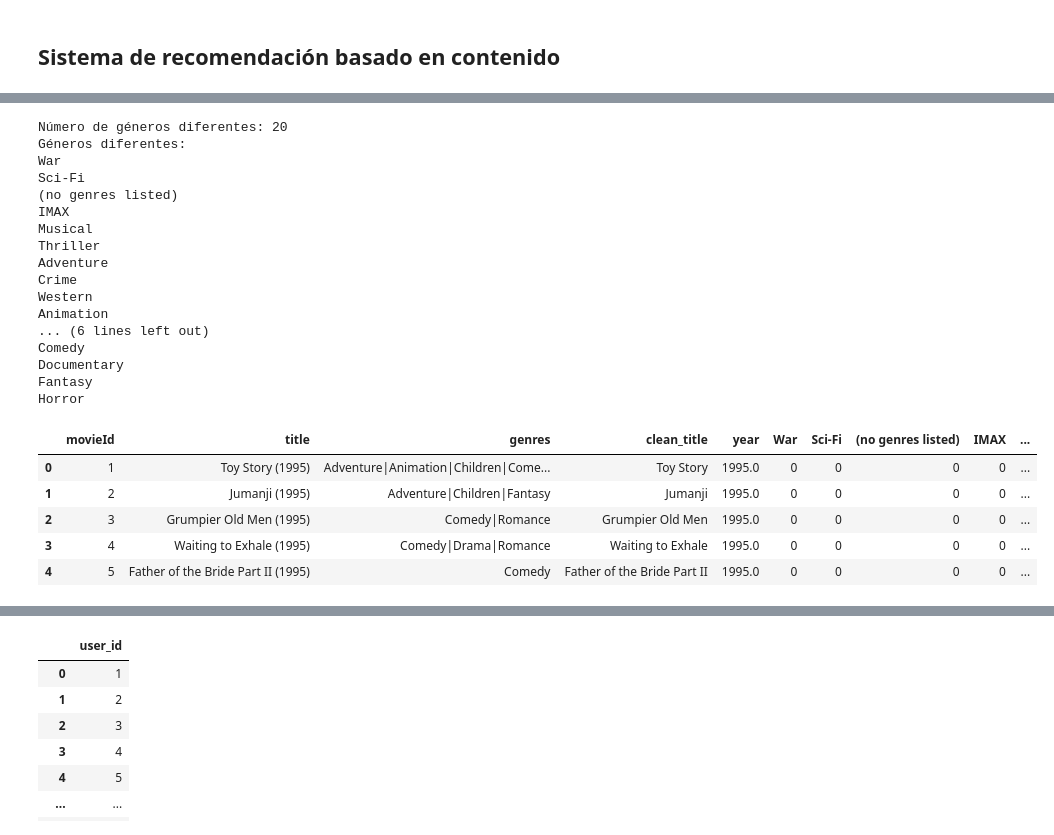
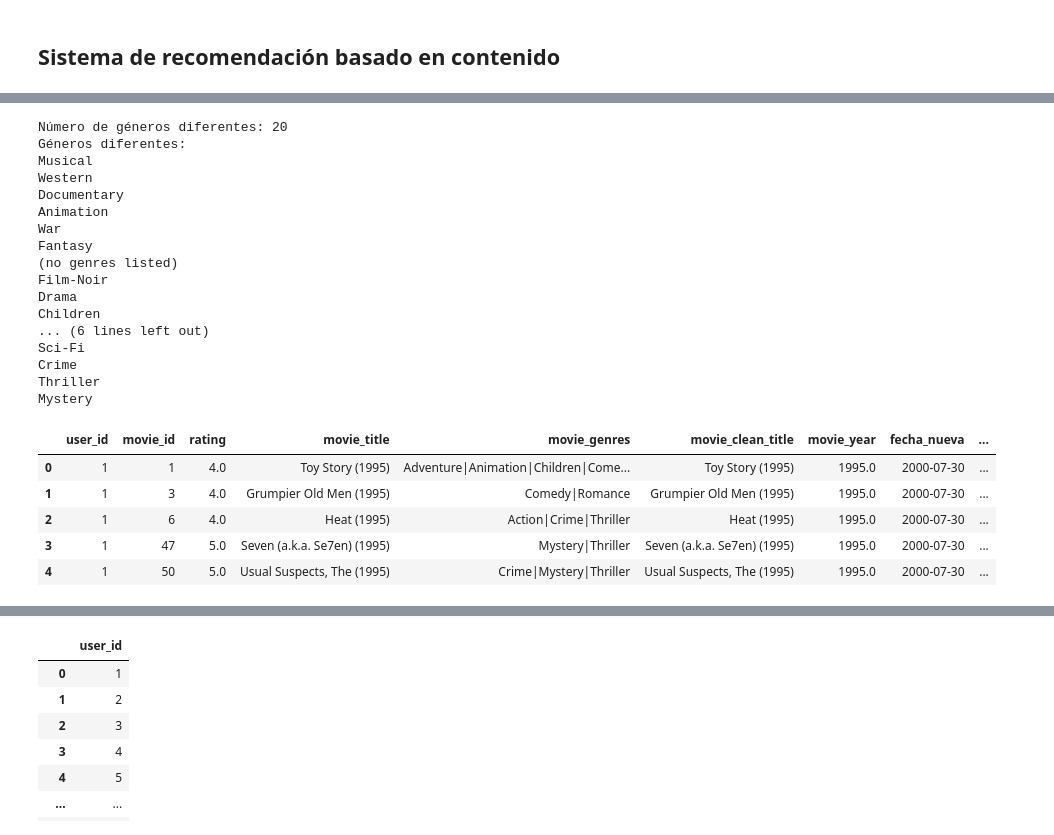
Before and after one commit to LorenaGiVa/Caso---Marketing, a Jupyter notebook: c_modelos.ipynb, the cells around one changed output, grey strips where cells are left out. Drawn from its saved outputs; the diff is of its cells as text; code cells hidden in the pictures.

```diff
--- a/c_modelos.ipynb
+++ b/c_modelos.ipynb
@@ -47,0 +97,16 @@ df
+# %%
+# Definir un diccionario de títulos de películas y sus años correspondientes
+nuevos_anios = {
+    'Babylon 5': 1994,
+    'Ready Player One': 2018,
+    'Black Mirror': 2018,
+    'Maria Bamford: Old Baby': 2017,
+    'Generation Iron 2': 2017,
+    'Nocturnal Animals': 2016,
+    'Moonlight': 2016,
+    'Paterson': 2016
+}
+
+# Iterar sobre el diccionario y actualizar los años correspondientes en el DataFrame
+for titulo, anio in nuevos_anios.items():
+    df.loc[df['movie_title'] == titulo, 'movie_year'] = anio
@@ -155,6 +217,6 @@ memory usage: 380.7+ KB
 # %%
 unique_genres = set()
-for genres in peliculas['genres'].str.split('|'):
+for genres in df['movie_genres'].str.split('|'):
     unique_genres.update(genres)
 
 # Contar la cantidad de géneros únicos
@@ -168,46 +230,47 @@ for genre in unique_genres:
 # %% [output]
 Número de géneros diferentes: 20
 Géneros diferentes:
+Musical
+Western
+Documentary
+Animation
 War
+Fantasy
+(no genres listed)
+Film-Noir
+Drama
+Children
+... (6 lines left out)
 Sci-Fi
-(no genres listed)
-IMAX
-Musical
+Crime
 Thriller
-Adventure
-Crime
-Western
-Animation
-... (6 lines left out)
-Comedy
-Documentary
-Fantasy
-Horror
+Mystery
 # %%
 # Ajustar la configuración de visualización para mostrar todas las columnas
 pd.set_option('display.max_columns', None)
 # %%
+df2 = df.copy()
 # Convertir la variable de género en una lista de géneros para cada película
-peliculas['movie_genres_list'] = peliculas['genres'].str.split('|')
+df2['movie_genres_list'] = df2['movie_genres'].str.split('|')
 
 # Obtener todas las categorías únicas de géneros
 unique_genres = set()
-for genres_list in peliculas['movie_genres_list']:
+for genres_list in df2['movie_genres_list']:
     unique_genres.update(genres_list)
 
 # Convertir la lista de géneros en variables dummy y agregarlas al DataFrame original
 for genre in unique_genres:
-    peliculas[genre] = peliculas['movie_genres_list'].apply(lambda x: 1 if genre in x else 0)
+    df2[genre] = df2['movie_genres_list'].apply(lambda x: 1 if genre in x else 0)
 
 # Eliminar la columna temporal 'movie_genres_list'
-peliculas.drop(columns=['movie_genres_list'], inplace=True)
+df2.drop(columns=['movie_genres_list'], inplace=True)
 
 # Mostrar las primeras filas del DataFrame resultante
-peliculas.head()
+df2.head()
 # %% [output]
-|  | movieId | title | genres | clean_title | year | War | Sci-Fi | (no genres listed) | IMAX | ... |
-| 0 | 1 | Toy Story (1995) | Adventure|Animation|Children|Come... | Toy Story | 1995.0 | 0 | 0 | 0 | 0 | ... |
-| 1 | 2 | Jumanji (1995) | Adventure|Children|Fantasy | Jumanji | 1995.0 | 0 | 0 | 0 | 0 | ... |
-| 2 | 3 | Grumpier Old Men (1995) | Comedy|Romance | Grumpier Old Men | 1995.0 | 0 | 0 | 0 | 0 | ... |
-| 3 | 4 | Waiting to Exhale (1995) | Comedy|Drama|Romance | Waiting to Exhale | 1995.0 | 0 | 0 | 0 | 0 | ... |
-| 4 | 5 | Father of the Bride Part II (1995) | Comedy | Father of the Bride Part II | 1995.0 | 0 | 0 | 0 | 0 | ... |
+|  | user_id | movie_id | rating | movie_title | movie_genres | movie_clean_title | movie_year | fecha_nueva | ... |
+| 0 | 1 | 1 | 4.0 | Toy Story (1995) | Adventure|Animation|Children|Come... | Toy Story (1995) | 1995.0 | 2000-07-30 | ... |
+| 1 | 1 | 3 | 4.0 | Grumpier Old Men (1995) | Comedy|Romance | Grumpier Old Men (1995) | 1995.0 | 2000-07-30 | ... |
+| 2 | 1 | 6 | 4.0 | Heat (1995) | Action|Crime|Thriller | Heat (1995) | 1995.0 | 2000-07-30 | ... |
+| 3 | 1 | 47 | 5.0 | Seven (a.k.a. Se7en) (1995) | Mystery|Thriller | Seven (a.k.a. Se7en) (1995) | 1995.0 | 2000-07-30 | ... |
+| 4 | 1 | 50 | 5.0 | Usual Suspects, The (1995) | Crime|Mystery|Thriller | Usual Suspects, The (1995) | 1995.0 | 2000-07-30 | ... |
```
Also changed, not shown: parts of 34 cells of this notebook.
